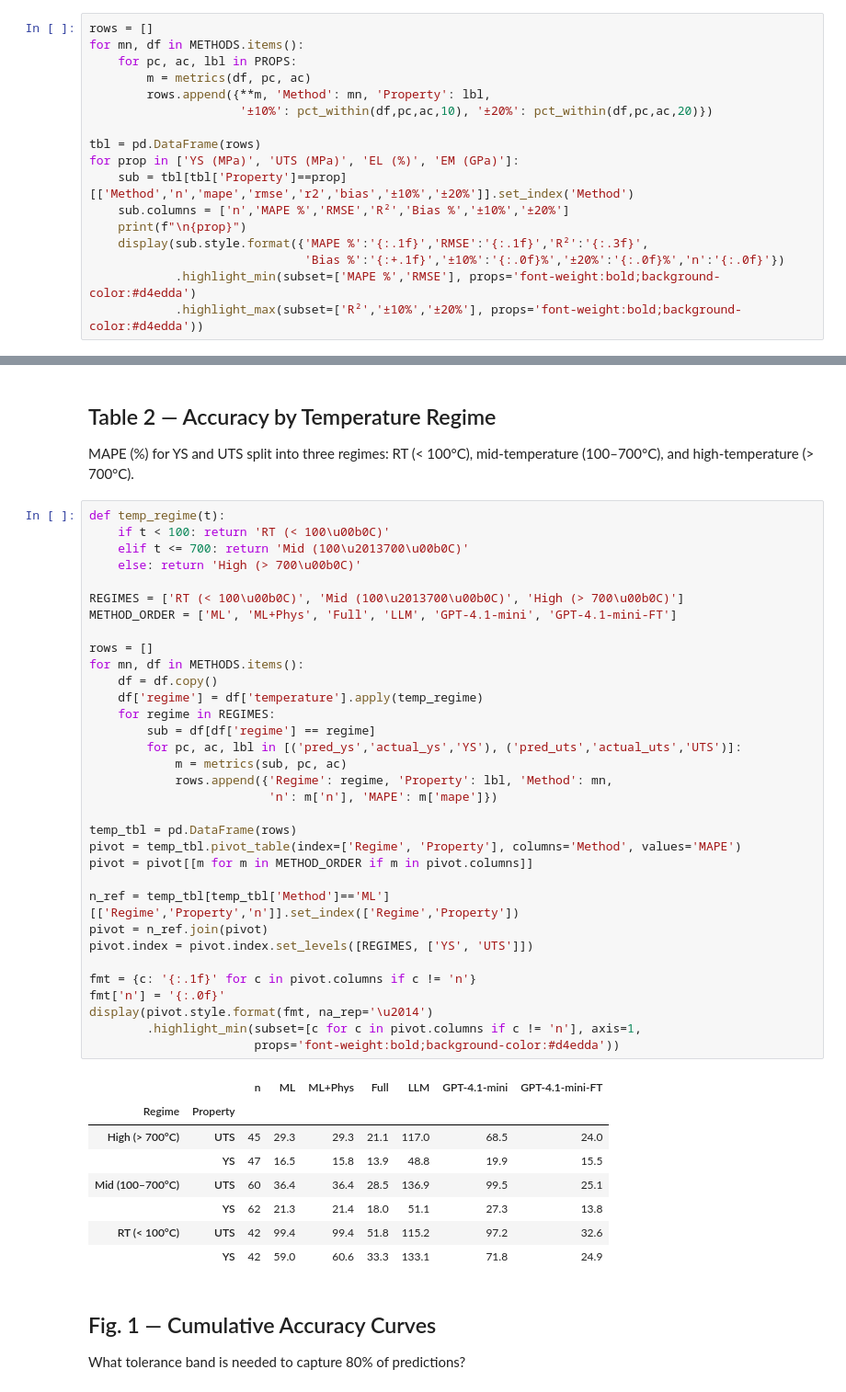
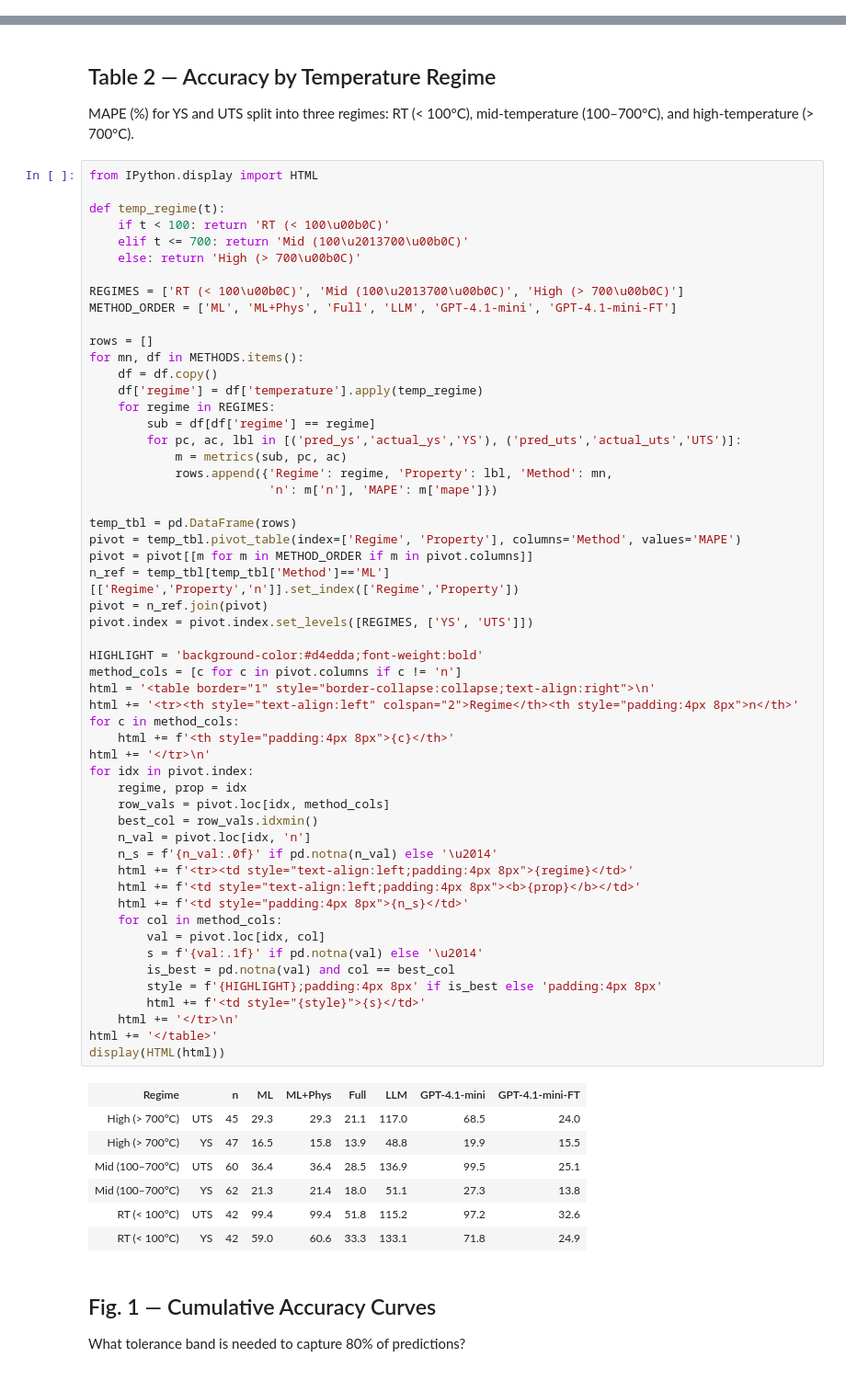
Before and after one commit to AlexLecu/AlloyGraph, a Jupyter notebook: evaluation/prediction/notebooks/02_evaluate_sss.ipynb, the cells around one changed output, grey strips where cells are left out. Shown at 92% size. Drawn from its saved outputs; the diff is of its cells as text.

```diff
--- a/evaluation/prediction/notebooks/02_evaluate_sss.ipynb
+++ b/evaluation/prediction/notebooks/02_evaluate_sss.ipynb
@@ -47,20 +47,3 @@ def pct_within(df, pc, ac, tol):
     return (((v[pc]-v[ac])/v[ac]).abs()*100 <= tol).mean()*100
 # %% [markdown]
 ## Table 1 — Aggregate Accuracy
-# %%
-rows = []
-for mn, df in METHODS.items():
-    for pc, ac, lbl in PROPS:
-        m = metrics(df, pc, ac)
-        rows.append({**m, 'Method': mn, 'Property': lbl,
-                     '±10%': pct_within(df,pc,ac,10), '±20%': pct_within(df,pc,ac,20)})
-
-tbl = pd.DataFrame(rows)
-for prop in ['YS (MPa)', 'UTS (MPa)', 'EL (%)', 'EM (GPa)']:
-    sub = tbl[tbl['Property']==prop][['Method','n','mape','rmse','r2','bias','±10%','±20%']].set_index('Method')
-    sub.columns = ['n','MAPE %','RMSE','R²','Bias %','±10%','±20%']
-    print(f"\n{prop}")
-    display(sub.style.format({'MAPE %':'{:.1f}','RMSE':'{:.1f}','R²':'{:.3f}',
-                              'Bias %':'{:+.1f}','±10%':'{:.0f}%','±20%':'{:.0f}%','n':'{:.0f}'})
-            .highlight_min(subset=['MAPE %','RMSE'], props='font-weight:bold;background-color:#d4edda')
-            .highlight_max(subset=['R²','±10%','±20%'], props='font-weight:bold;background-color:#d4edda'))
@@ -106,47 +132,67 @@ EM (GPa)
 
 MAPE (%) for YS and UTS split into three regimes: RT (< 100°C), mid-temperature (100–700°C), and high-temperature (> 700°C).
 # %%
+from IPython.display import HTML
+
 def temp_regime(t):
     if t < 100: return 'RT (< 100\u00b0C)'
     elif t <= 700: return 'Mid (100\u2013700\u00b0C)'
     else: return 'High (> 700\u00b0C)'
 
 REGIMES = ['RT (< 100\u00b0C)', 'Mid (100\u2013700\u00b0C)', 'High (> 700\u00b0C)']
 METHOD_ORDER = ['ML', 'ML+Phys', 'Full', 'LLM', 'GPT-4.1-mini', 'GPT-4.1-mini-FT']
 
 rows = []
 for mn, df in METHODS.items():
     df = df.copy()
     df['regime'] = df['temperature'].apply(temp_regime)
     for regime in REGIMES:
         sub = df[df['regime'] == regime]
         for pc, ac, lbl in [('pred_ys','actual_ys','YS'), ('pred_uts','actual_uts','UTS')]:
             m = metrics(sub, pc, ac)
             rows.append({'Regime': regime, 'Property': lbl, 'Method': mn,
                          'n': m['n'], 'MAPE': m['mape']})
 
 temp_tbl = pd.DataFrame(rows)
 pivot = temp_tbl.pivot_table(index=['Regime', 'Property'], columns='Method', values='MAPE')
 pivot = pivot[[m for m in METHOD_ORDER if m in pivot.columns]]
-
 n_ref = temp_tbl[temp_tbl['Method']=='ML'][['Regime','Property','n']].set_index(['Regime','Property'])
 pivot = n_ref.join(pivot)
 pivot.index = pivot.index.set_levels([REGIMES, ['YS', 'UTS']])
 
-fmt = {c: '{:.1f}' for c in pivot.columns if c != 'n'}
-fmt['n'] = '{:.0f}'
-display(pivot.style.format(fmt, na_rep='\u2014')
-        .highlight_min(subset=[c for c in pivot.columns if c != 'n'], axis=1,
-                       props='font-weight:bold;background-color:#d4edda'))
+HIGHLIGHT = 'background-color:#d4edda;font-weight:bold'
+method_cols = [c for c in pivot.columns if c != 'n']
+html = '<table border="1" style="border-collapse:collapse;text-align:right">\n'
+html += '<tr><th style="text-align:left" colspan="2">Regime</th><th style="padding:4px 8px">n</th>'
+for c in method_cols:
+    html += f'<th style="padding:4px 8px">{c}</th>'
+html += '</tr>\n'
+for idx in pivot.index:
+    regime, prop = idx
+    row_vals = pivot.loc[idx, method_cols]
+    best_col = row_vals.idxmin()
+    n_val = pivot.loc[idx, 'n']
+    n_s = f'{n_val:.0f}' if pd.notna(n_val) else '\u2014'
+    html += f'<tr><td style="text-align:left;padding:4px 8px">{regime}</td>'
+    html += f'<td style="text-align:left;padding:4px 8px"><b>{prop}</b></td>'
+    html += f'<td style="padding:4px 8px">{n_s}</td>'
+    for col in method_cols:
+        val = pivot.loc[idx, col]
+        s = f'{val:.1f}' if pd.notna(val) else '\u2014'
+        is_best = pd.notna(val) and col == best_col
+        style = f'{HIGHLIGHT};padding:4px 8px' if is_best else 'padding:4px 8px'
+        html += f'<td style="{style}">{s}</td>'
+    html += '</tr>\n'
+html += '</table>'
+display(HTML(html))
 # %% [output]
-|  |  | n | ML | ML+Phys | Full | LLM | GPT-4.1-mini | GPT-4.1-mini-FT |
-| Regime | Property |  |  |  |  |  |  |  |
+| Regime |  | n | ML | ML+Phys | Full | LLM | GPT-4.1-mini | GPT-4.1-mini-FT |
 | High (> 700°C) | UTS | 45 | 29.3 | 29.3 | 21.1 | 117.0 | 68.5 | 24.0 |
-|  | YS | 47 | 16.5 | 15.8 | 13.9 | 48.8 | 19.9 | 15.5 |
+| High (> 700°C) | YS | 47 | 16.5 | 15.8 | 13.9 | 48.8 | 19.9 | 15.5 |
 | Mid (100–700°C) | UTS | 60 | 36.4 | 36.4 | 28.5 | 136.9 | 99.5 | 25.1 |
-|  | YS | 62 | 21.3 | 21.4 | 18.0 | 51.1 | 27.3 | 13.8 |
+| Mid (100–700°C) | YS | 62 | 21.3 | 21.4 | 18.0 | 51.1 | 27.3 | 13.8 |
 | RT (< 100°C) | UTS | 42 | 99.4 | 99.4 | 51.8 | 115.2 | 97.2 | 32.6 |
-|  | YS | 42 | 59.0 | 60.6 | 33.3 | 133.1 | 71.8 | 24.9 |
+| RT (< 100°C) | YS | 42 | 59.0 | 60.6 | 33.3 | 133.1 | 71.8 | 24.9 |
 # %% [markdown]
 ## Fig. 1 — Cumulative Accuracy Curves
 
```
Also changed, not shown: parts of 2 cells of this notebook, 3 other files.
